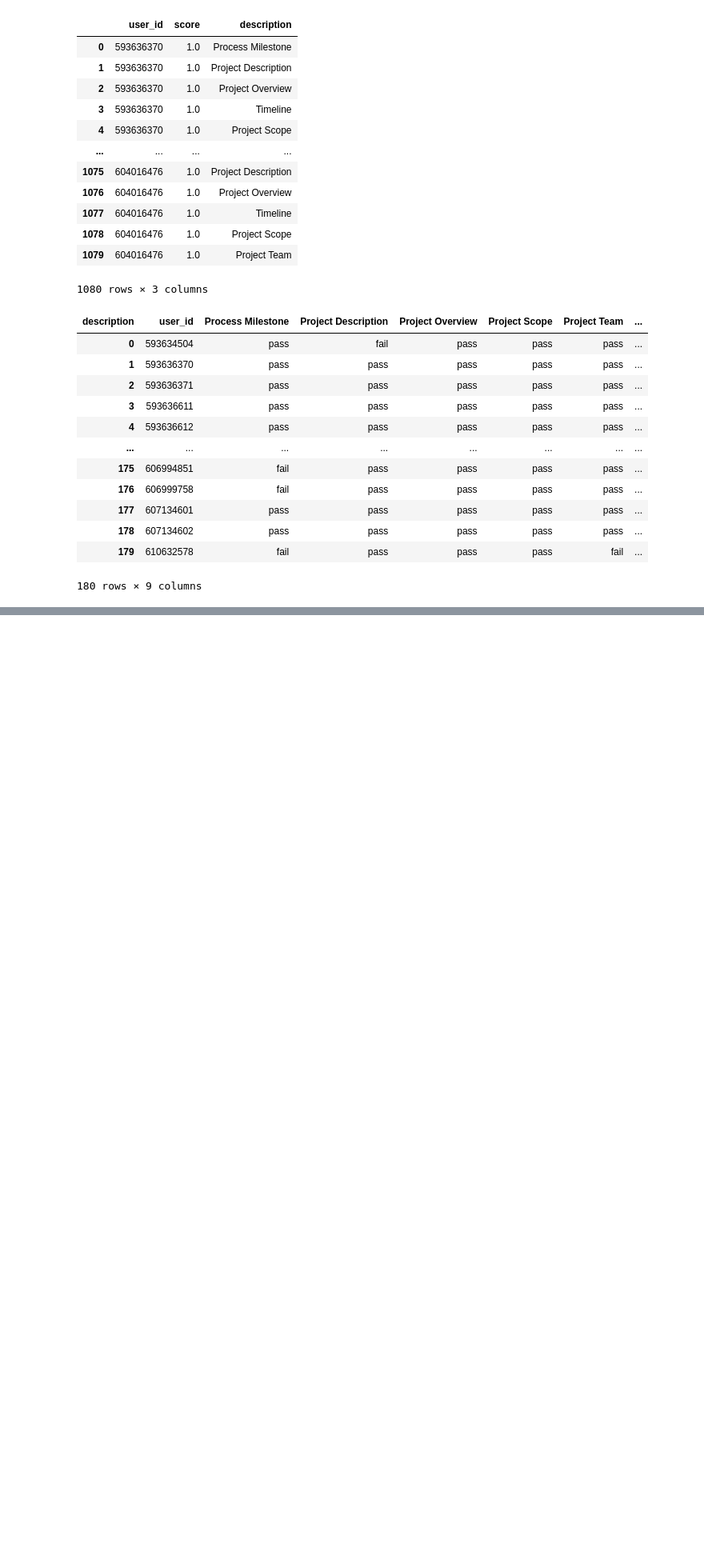
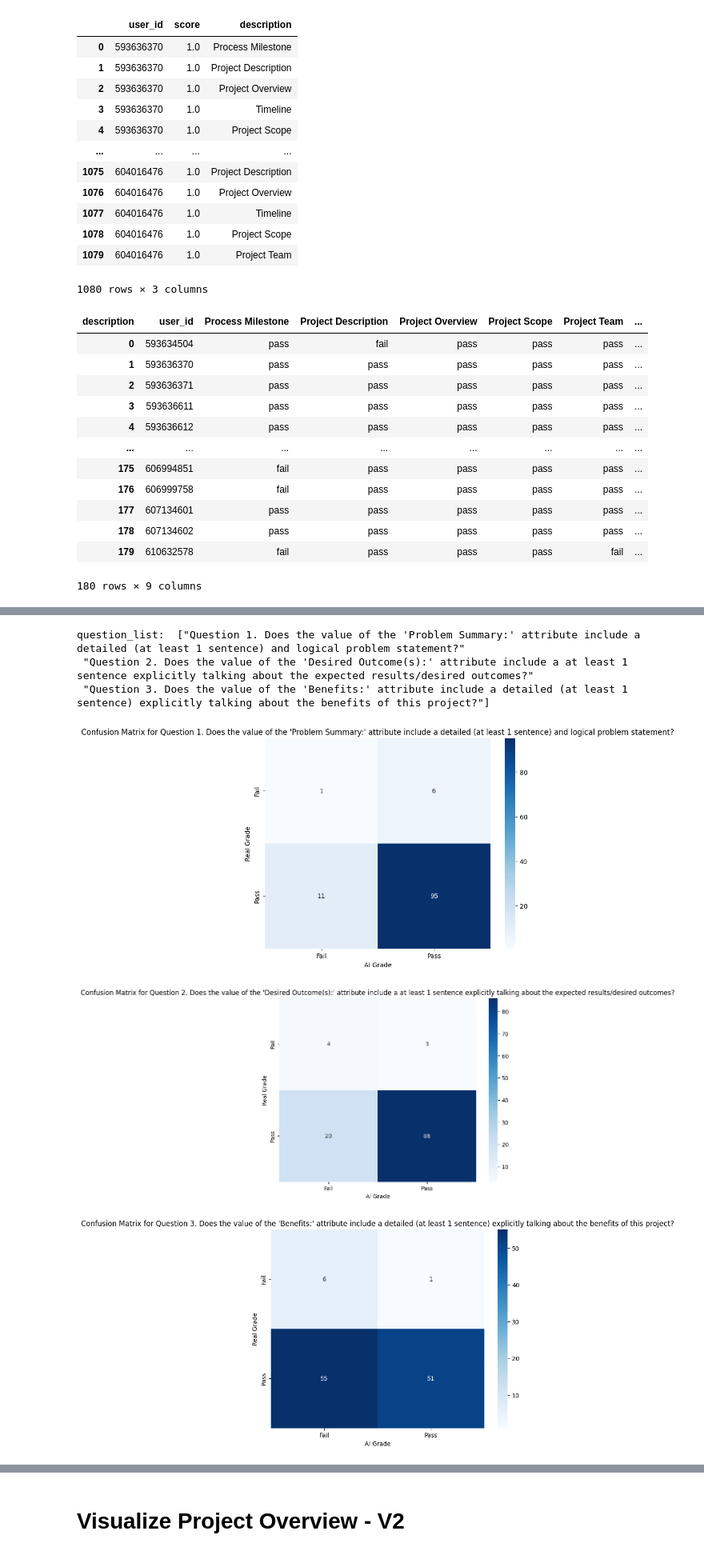
Before and after one commit to ngavu2004/AutoGradingPipelineAnalysis, a Jupyter notebook: visualize_AI_grade_RealGrade.ipynb, the cells around one changed output, grey strips where cells are left out. Shown at 80% size. Drawn from its saved outputs; the diff is of its cells as text; code cells hidden in the pictures; blank space fills up the shorter version.

```diff
--- a/visualize_AI_grade_RealGrade.ipynb
+++ b/visualize_AI_grade_RealGrade.ipynb
@@ -1188,0 +1054,9 @@ pivot_df.to_csv('auto_grading_trainingset/Relationship_between_description_overv
+# %%
+visualizer.plot_confusion_matrix_by_question('Project Overview')
+# %% [output]
+question_list:  ["Question 1. Does the value of the 'Problem Summary:' attribute include a detailed (at least 1 sentence) and logical problem statement?"
+ "Question 2. Does the value of the 'Desired Outcome(s):' attribute include a at least 1 sentence explicitly talking about the expected results/desired outcomes?"
+ "Question 3. Does the value of the 'Benefits:' attribute include a detailed (at least 1 sentence) explicitly talking about the benefits of this project?"]
+[figure, added]
+[figure, added]
+[figure, added]
@@ -1188,0 +1064,2 @@ pivot_df.to_csv('auto_grading_trainingset/Relationship_between_description_overv
+# %% [markdown]
+# Visualize Project Overview - V2
```
Also changed, not shown: parts of 23 cells of this notebook, 9 other files.
